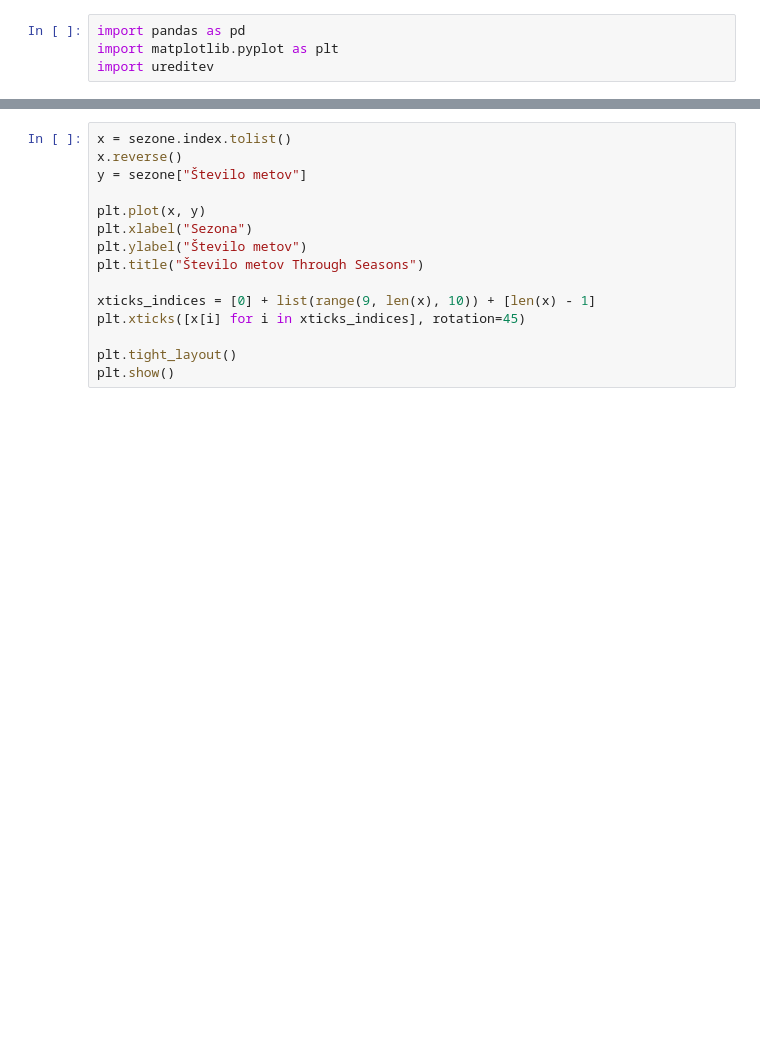
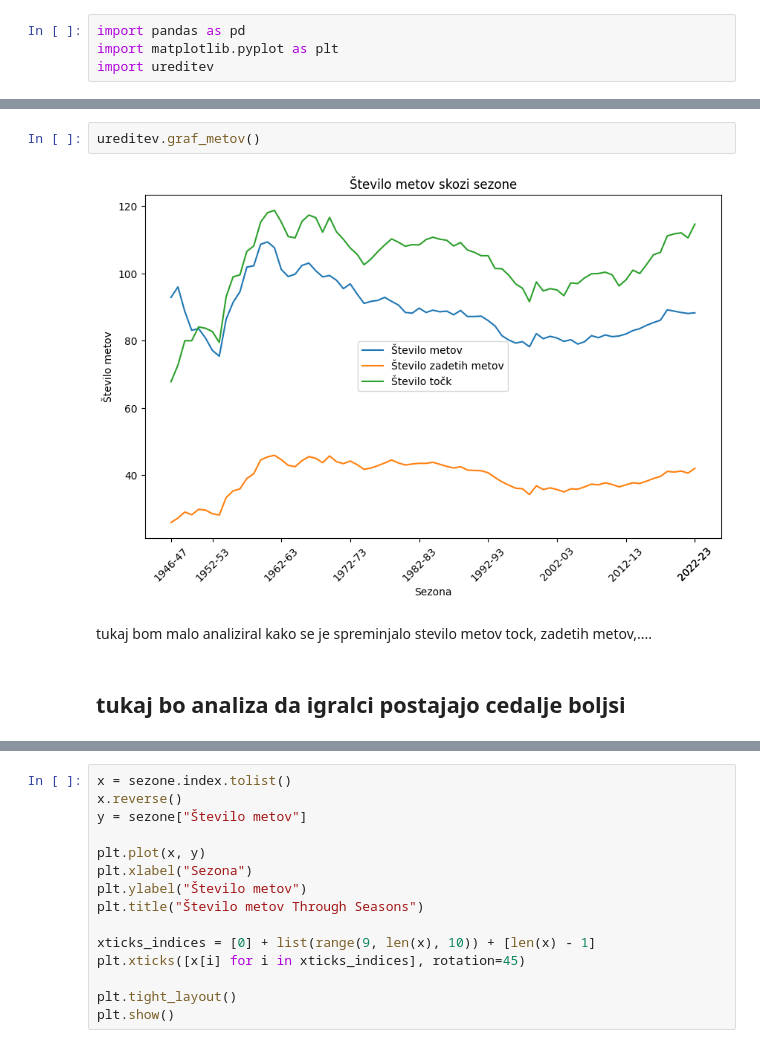
Before and after one commit to alkohasko/AnalizaNBA, a Jupyter notebook: analiza_podatkov.ipynb, the cells around one changed output, grey strips where cells are left out. Saved outputs shown, nothing was run; the diff lists cells and outputs as text; blank space fills up the shorter version.

Commit message:
veliko dodatnega urejanja in uvazanja iz ureditev

```diff
--- a/analiza_podatkov.ipynb
+++ b/analiza_podatkov.ipynb
@@ -6,0 +33,8 @@ import ureditev
+# %%
+ureditev.graf_metov()
+# %% [output]
+[figure, added]
+# %% [markdown]
+tukaj bom malo analiziral kako se je spreminjalo stevilo metov tock, zadetih metov,....
+# %% [markdown]
+## tukaj bo analiza da igralci postajajo cedalje boljsi
```
Also changed, not shown: parts of 27 cells of this notebook.
